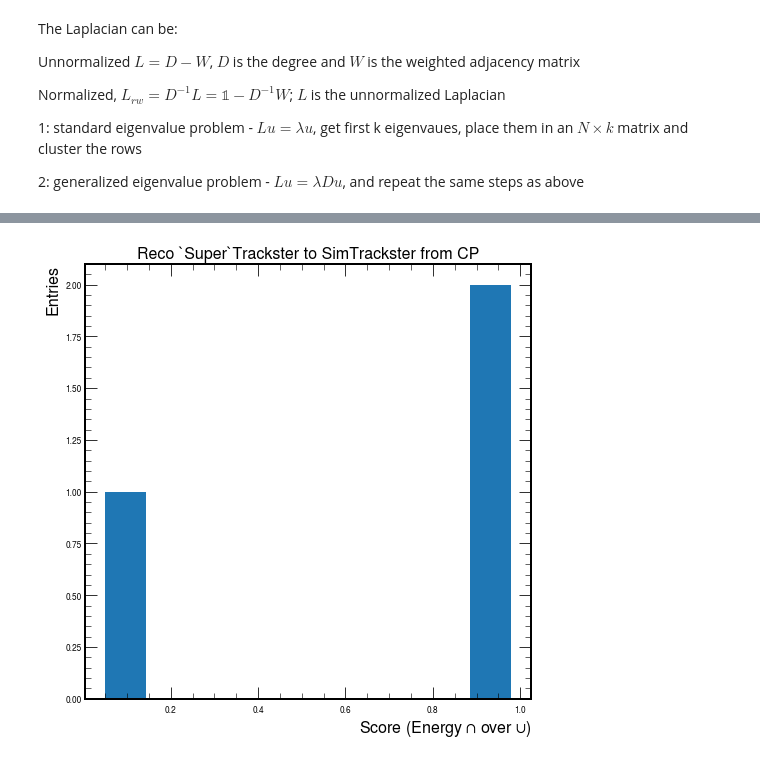
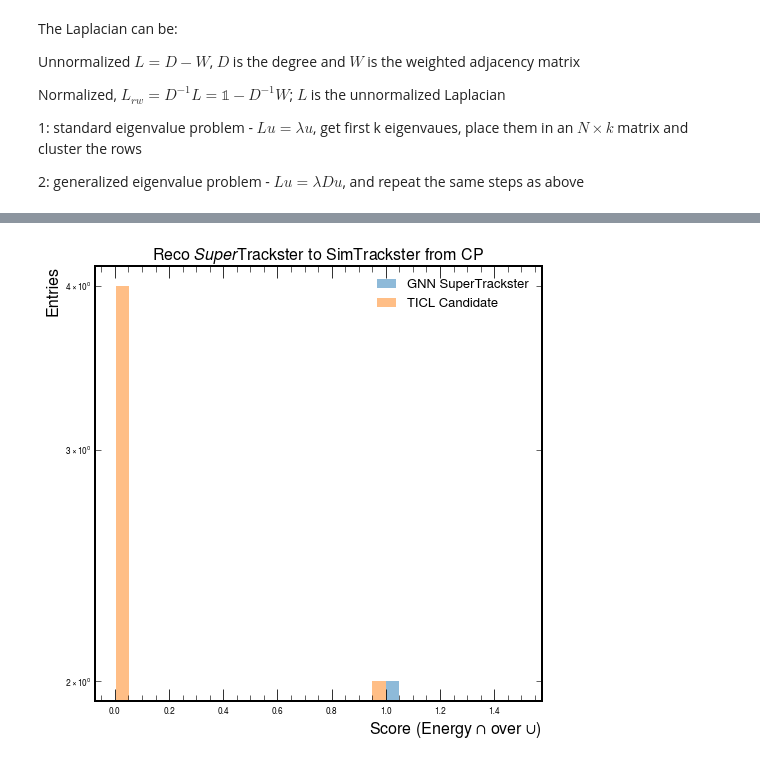
Before and after one commit to Abhirikshma/HackathonLinking, a Jupyter notebook: 3-Visualization.ipynb, the cells around one changed output, grey strips where cells are left out. Drawn from its saved outputs; the diff is of its cells as text; code cells hidden in the pictures.

```diff
--- a/3-Visualization.ipynb
+++ b/3-Visualization.ipynb
@@ -408,5 +379,5 @@ Zero degree at position [24]
 # %%
-n_eigvals = min(np.shape(L)[0]-2, 9)
+n_eigvals = min(np.shape(L)[0]-2, 10)
 try:
     eigvals_sorted, eigvecs_sorted = linalg.eigh(L, D_weigh, subset_by_index = [0, n_eigvals]) # linalg.eigh(L,b = D_weigh) for generalized eigenvalue problem
 except linalg.LinAlgError:
@@ -509,0 +447,11 @@ truth clusters : [[1, 0, 3, 4, 7, 9, 11, 14, 16, 12, 13, 15, 17, 20, 19, 21, 22,
+# %%
+truth_cluster_labels = get_truth_labels(testDataset, ev_vis)
+num_truth_clusters = int(max(truth_cluster_labels)+1)
+
+truth_clusters = [[] for i in range(num_truth_clusters)]
+
+for t, l in enumerate(truth_cluster_labels):
+    truth_clusters[int(l)].append(t)
+
+print(f"truth cluster labels : {truth_cluster_labels.astype(int)}")
+print(f"truth clusters : {truth_clusters}")
@@ -510,6 +487,6 @@ truth clusters : [[1, 0, 3, 4, 7, 9, 11, 14, 16, 12, 13, 15, 17, 20, 19, 21, 22,
 # %%
 import matplotlib.colors
-fig = plt.figure(figsize=(20,8), dpi=80)
+fig = plt.figure(figsize=(16,8), dpi=80)
 
 # X-Y-Z
 ax = fig.add_subplot(121, projection="3d")
@@ -530,4 +507,5 @@ cmap = plt.cm.rainbow
 norm_truth = matplotlib.colors.Normalize(0, max(truth_cluster_labels))
 for i, x_i in enumerate(x):
     ax1.scatter(z[i], x_i, y[i],s=E[i]*2, color=cmap(norm_truth(truth_cluster_labels[i])))
+fig.tight_layout()
 # %% [output]
@@ -630,0 +609,13 @@ Truth cluster energies (GeV) : [408.4811181616115, 92.31246221908009, 1.05142981
+# %%
+# baseline scores of TICLCandidates
+cluster_labels_candidate = get_cand_labels(testDataset, ev_vis)
+clusters_candidate = [[] for i in range(int(max(cluster_labels_candidate))+1)]
+for ts, cand in enumerate(cluster_labels_candidate):
+    clusters_candidate[int(cand)].append(ts)
+
+print(f"Clusters from TICLCandiate: {clusters_candidate}")
+
+cand_sim_scores, cand_best_sim_matches, cand_energies = scores_reco_to_sim(clusters_candidate, truth_cluster_labels, truth_cluster_energies, E)
+print(f"\nTICLCandidate - SIM scores : {cand_sim_scores}")
+print(f"Best SIM matches : {cand_best_sim_matches}")
+print(f"Candidate energies : {cand_energies}")
@@ -631,11 +628,14 @@ Truth cluster energies (GeV) : [408.4811181616115, 92.31246221908009, 1.05142981
 # %%
 fig = plt.figure(figsize=(8, 8))
 ax = fig.add_subplot()
-ax.hist(reco_sim_scores)
+ax.hist(reco_sim_scores, alpha=0.5, bins=20, label="GNN SuperTrackster")
+ax.hist(cand_sim_scores, alpha=0.5, bins=20, label="TICL Candidate")
 ax.set_xlabel(r"Score (Energy $\cap$ over $\cup$)", fontsize=16)
-ax.set_ylabel("Entries", fontsize=16)
-ax.set_title("Reco `Super`Trackster to SimTrackster from CP", fontsize=16)
+ax.set_ylabel(r"Entries", fontsize=16)
+ax.set_title(r"Reco $\it{Super}$Trackster to SimTrackster from CP", fontsize=16)
+plt.yscale("log")
+plt.legend(fontsize=13)
 plt.show()
 #plt.savefig("scores_histogram.png")
 # %% [output]
-[figure, old version]
+[figure, new version]
```
Also changed, not shown: parts of 20 cells of this notebook.
